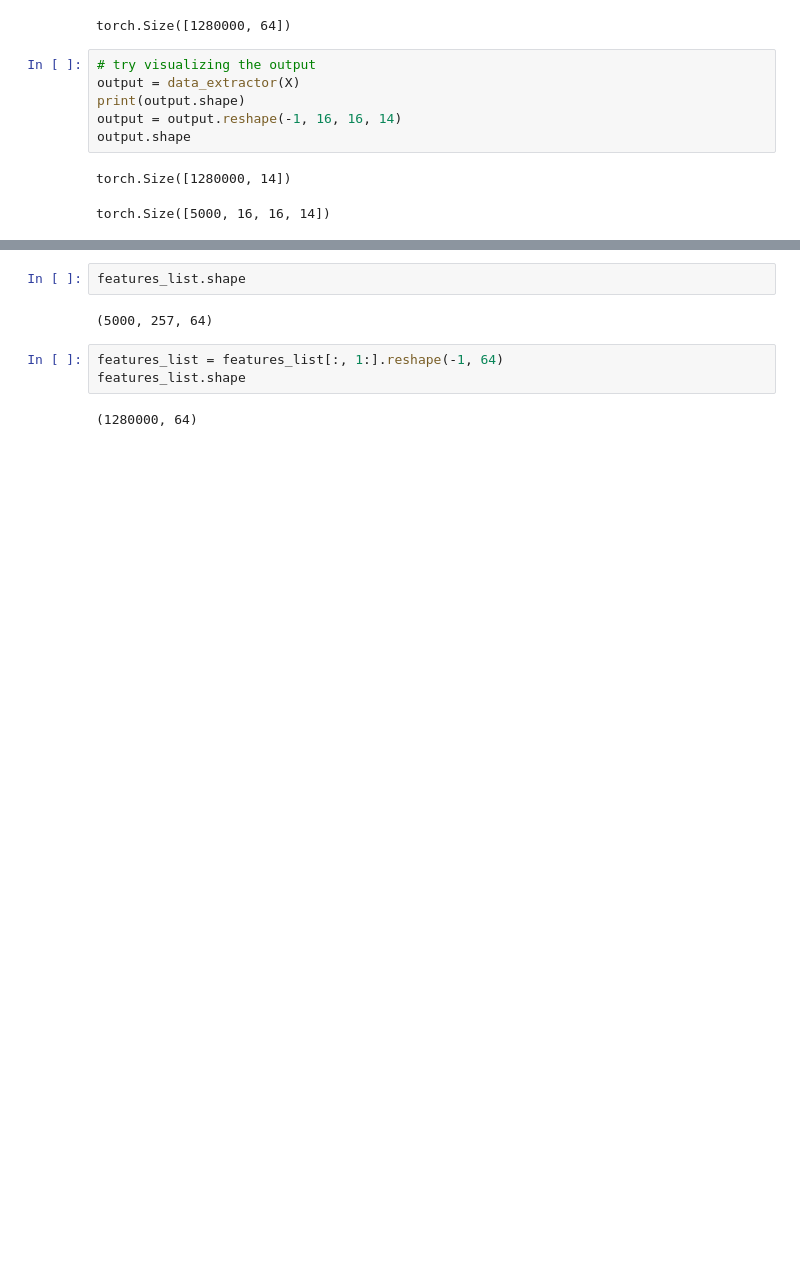
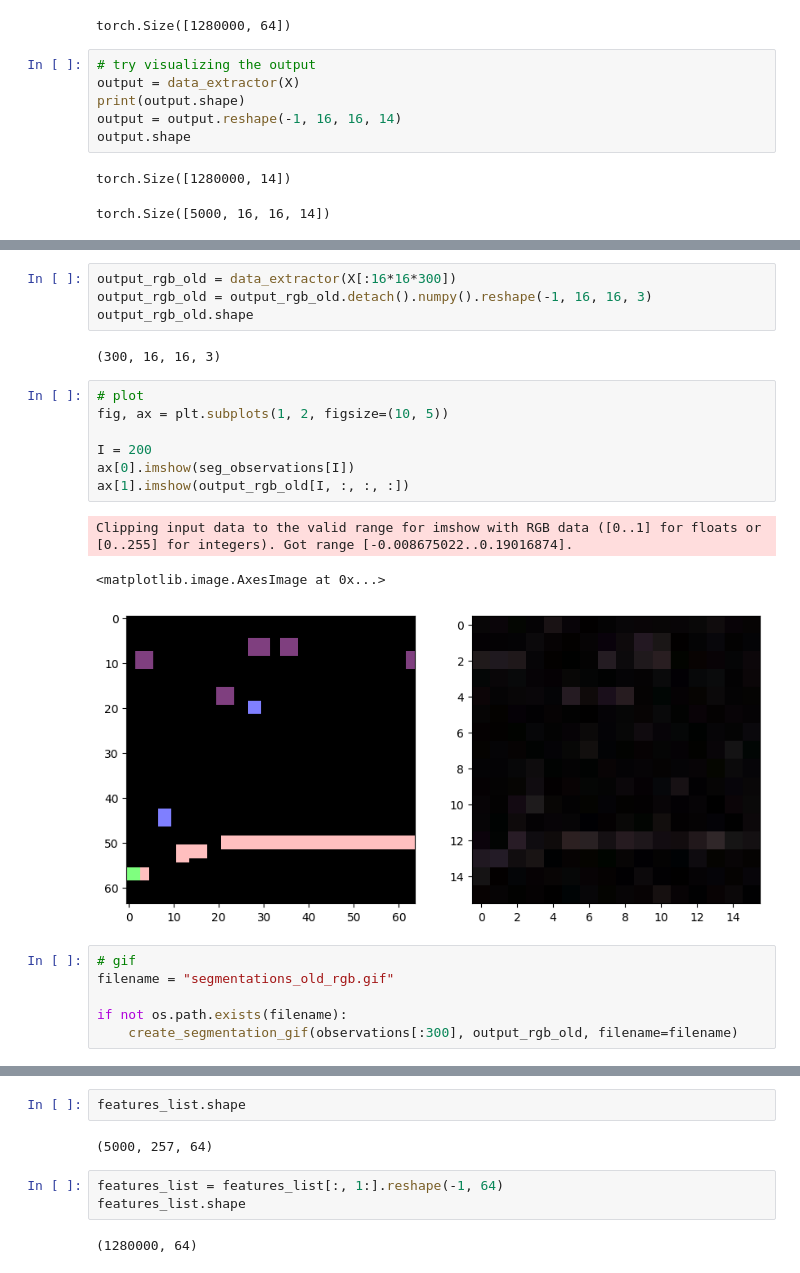
Before and after one commit to Lord225/explain-rl, a Jupyter notebook: explain/explainer_test1.ipynb, the cells around one changed output, grey strips where cells are left out. Saved outputs shown, nothing was run; the diff lists cells and outputs as text; blank space fills up the shorter version.

```diff
--- a/explain/explainer_test1.ipynb
+++ b/explain/explainer_test1.ipynb
@@ -519 +567,24 @@ if not os.path.exists(filename):
+# %%
+output_rgb_old = data_extractor(X[:16*16*300])
+output_rgb_old = output_rgb_old.detach().numpy().reshape(-1, 16, 16, 3)
+output_rgb_old.shape
+# %% [output]
+(300, 16, 16, 3)
+# %%
+# plot
+fig, ax = plt.subplots(1, 2, figsize=(10, 5))
+
+I = 200
+ax[0].imshow(seg_observations[I])
+ax[1].imshow(output_rgb_old[I, :, :, :])
+# %% [output]
+Clipping input data to the valid range for imshow with RGB data ([0..1] for floats or [0..255] for integers). Got range [-0.008675022..0.19016874].
+<matplotlib.image.AxesImage at 0x...>
+[figure, added]
+# %%
+# gif
+filename = "segmentations_old_rgb.gif"
+
+if not os.path.exists(filename):
+    create_segmentation_gif(observations[:300], output_rgb_old, filename=filename)
 # %%
```
Also changed, not shown: parts of 35 cells of this notebook, 8 other files.
